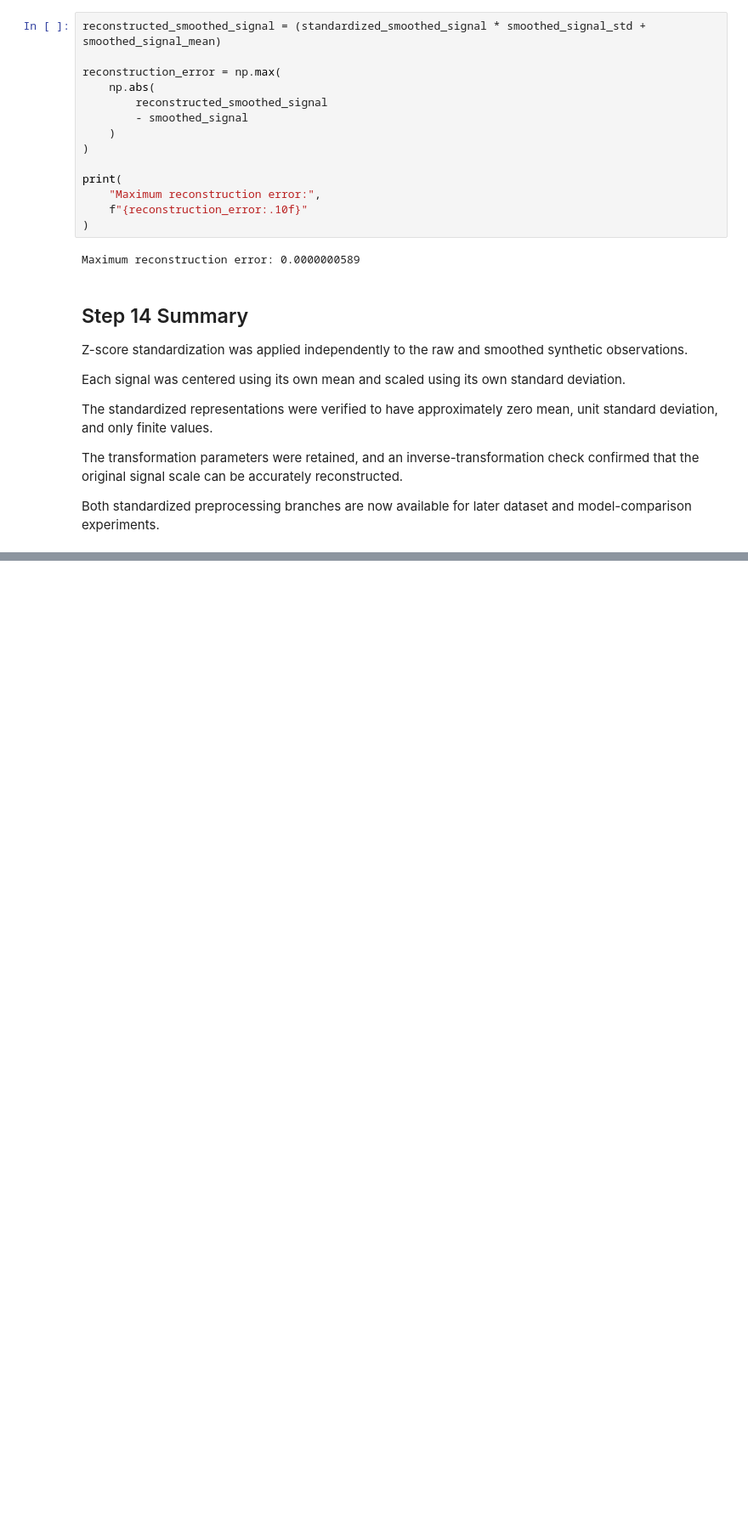
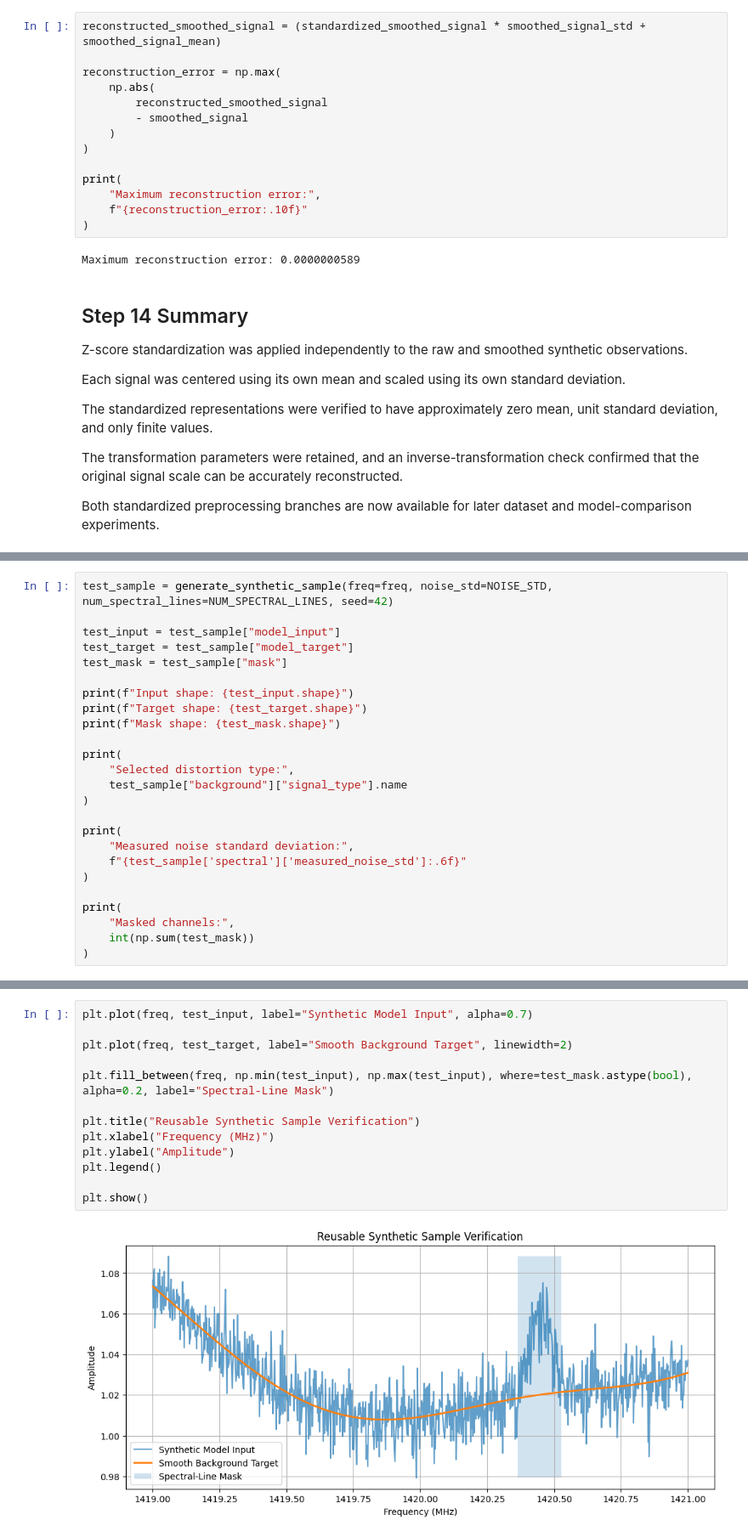
Before and after one commit to Astro-BEAM-AUTh/data-analysis, a Jupyter notebook: Background_Removal_using_NN.ipynb, the cells around one changed output, grey strips where cells are left out. Shown at 85% size. Cells and saved outputs as stored; diff of their text form; blank space fills up the shorter version.

```diff
--- a/Background_Removal_using_NN.ipynb
+++ b/Background_Removal_using_NN.ipynb
@@ -1147,0 +1716,25 @@ Both standardized preprocessing branches are now available for later dataset and
+# %%
+test_sample = generate_synthetic_sample(freq=freq, noise_std=NOISE_STD, num_spectral_lines=NUM_SPECTRAL_LINES, seed=42)
+
+test_input = test_sample["model_input"]
+test_target = test_sample["model_target"]
+test_mask = test_sample["mask"]
+
+print(f"Input shape: {test_input.shape}")
+print(f"Target shape: {test_target.shape}")
+print(f"Mask shape: {test_mask.shape}")
+
+print(
+    "Selected distortion type:",
+    test_sample["background"]["signal_type"].name
+)
+
+print(
+    "Measured noise standard deviation:",
+    f"{test_sample['spectral']['measured_noise_std']:.6f}"
+)
+
+print(
+    "Masked channels:",
+    int(np.sum(test_mask))
+)
@@ -1147,0 +1780,15 @@ Both standardized preprocessing branches are now available for later dataset and
+# %%
+plt.plot(freq, test_input, label="Synthetic Model Input", alpha=0.7)
+
+plt.plot(freq, test_target, label="Smooth Background Target", linewidth=2)
+
+plt.fill_between(freq, np.min(test_input), np.max(test_input), where=test_mask.astype(bool), alpha=0.2, label="Spectral-Line Mask")
+
+plt.title("Reusable Synthetic Sample Verification")
+plt.xlabel("Frequency (MHz)")
+plt.ylabel("Amplitude")
+plt.legend()
+
+plt.show()
+# %% [output]
+[figure, added]
```
Also changed, not shown: parts of 100 cells of this notebook.
